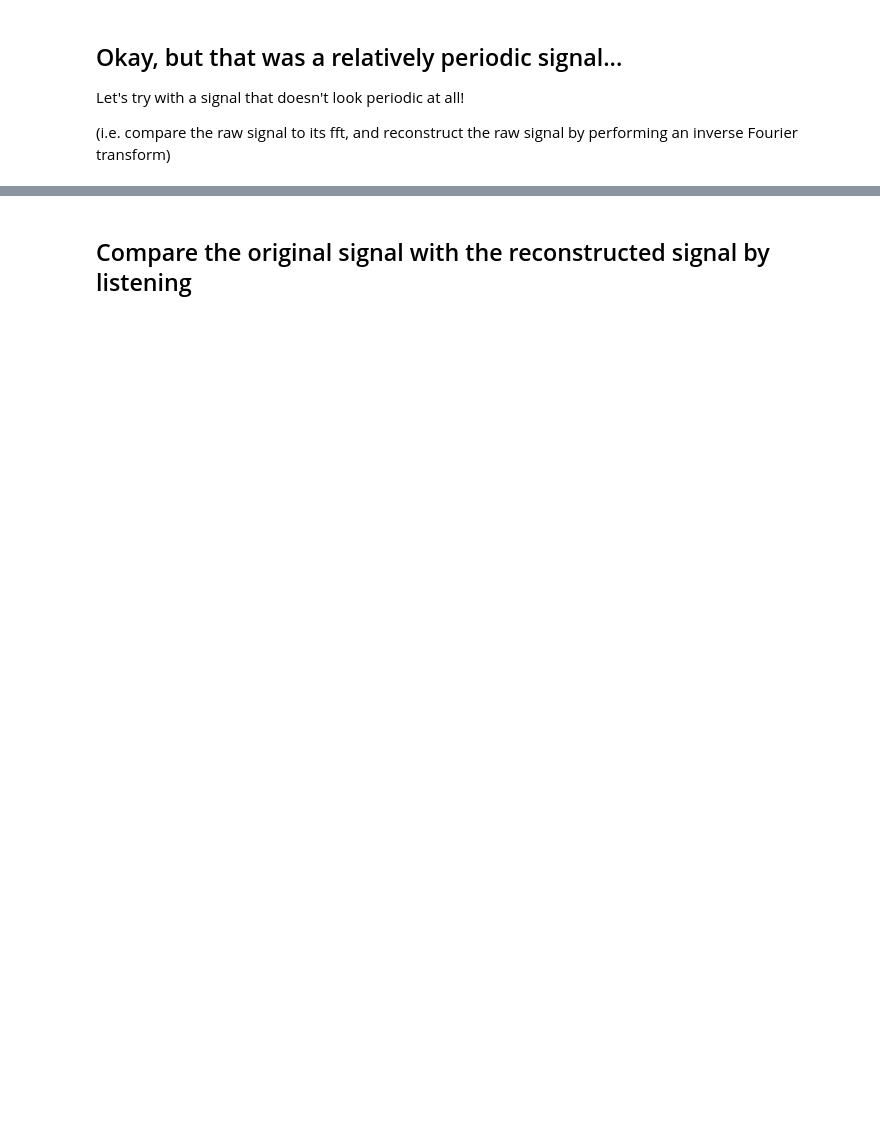
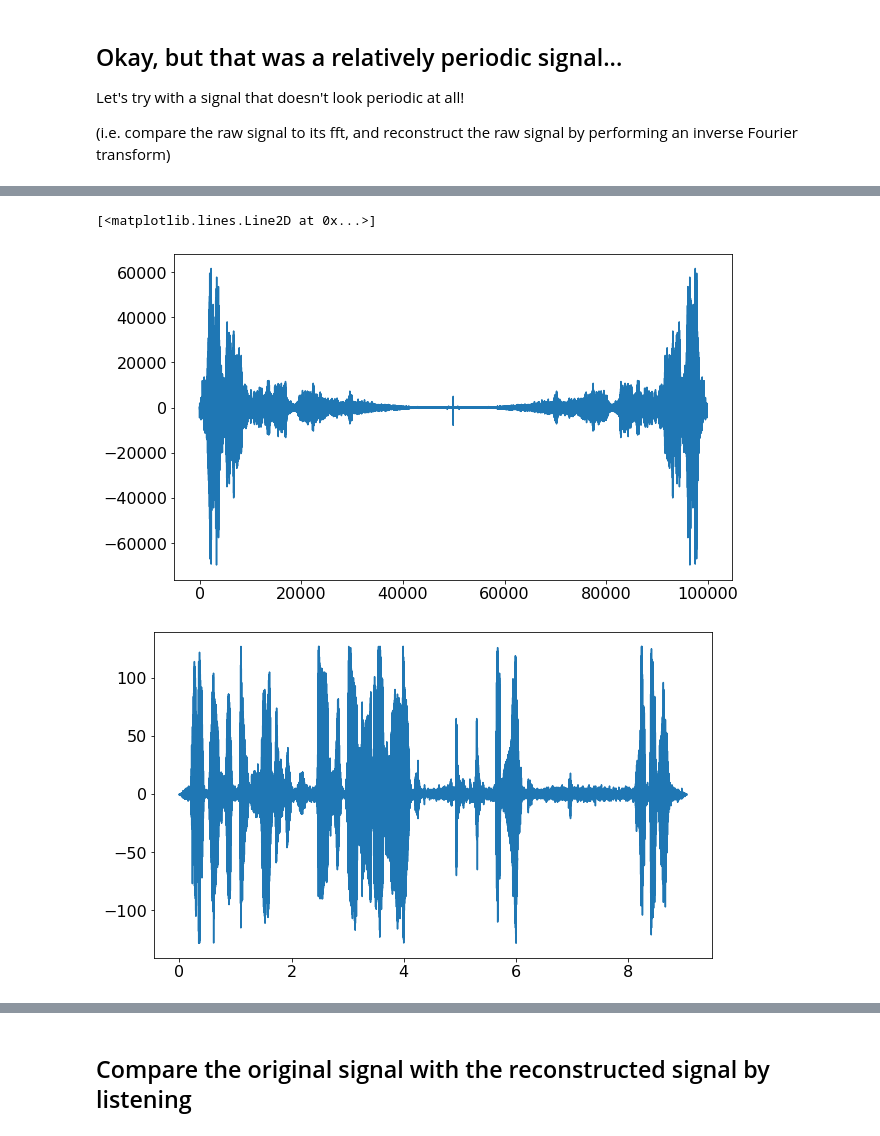
Before and after one commit to Pizzawookiee/Week2_Public, a Jupyter notebook: Notebooks/03_FourierTransforms/FourierTransforms_Exercises.ipynb, the cells around one changed output, grey strips where cells are left out. Saved outputs shown, nothing was run; the diff lists cells and outputs as text; code cells hidden in the pictures; blank space fills up the shorter version.

```diff
--- a/Notebooks/03_FourierTransforms/FourierTransforms_Exercises.ipynb
+++ b/Notebooks/03_FourierTransforms/FourierTransforms_Exercises.ipynb
@@ -208,2 +219,20 @@ N = t.size
+# %%
+# FFT, IFFT
+
+fft_newt = np.fft.fft(y_newt)
+y_newt_recon = np.fft.ifft(fft_newt)
+
+
+# PLOT
+
+## YOUR CODE HERE
+fig, ax = plt.subplots()
+plt.plot(fft_newt)
+fig2, ax2 = plt.subplots()
+plt.plot (t, y_newt)
+# %% [output]
+[<matplotlib.lines.Line2D at 0x...>]
+[figure, added]
+[figure, added]
 # %%
 np.corrcoef(abs(y_newt), abs(y_newt_recon))
```
Also changed, not shown: parts of 10 cells of this notebook.
